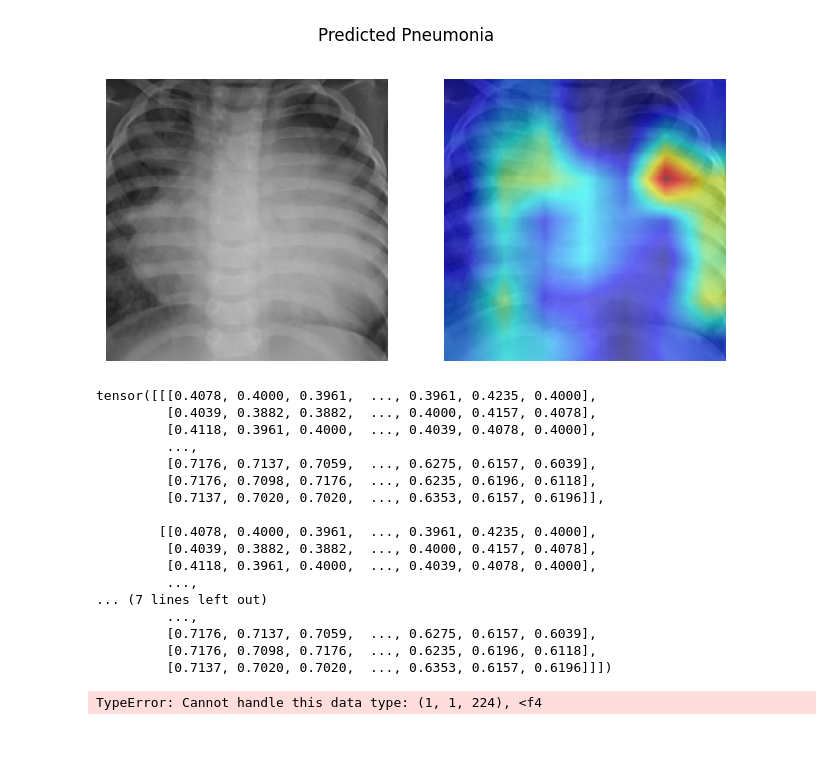
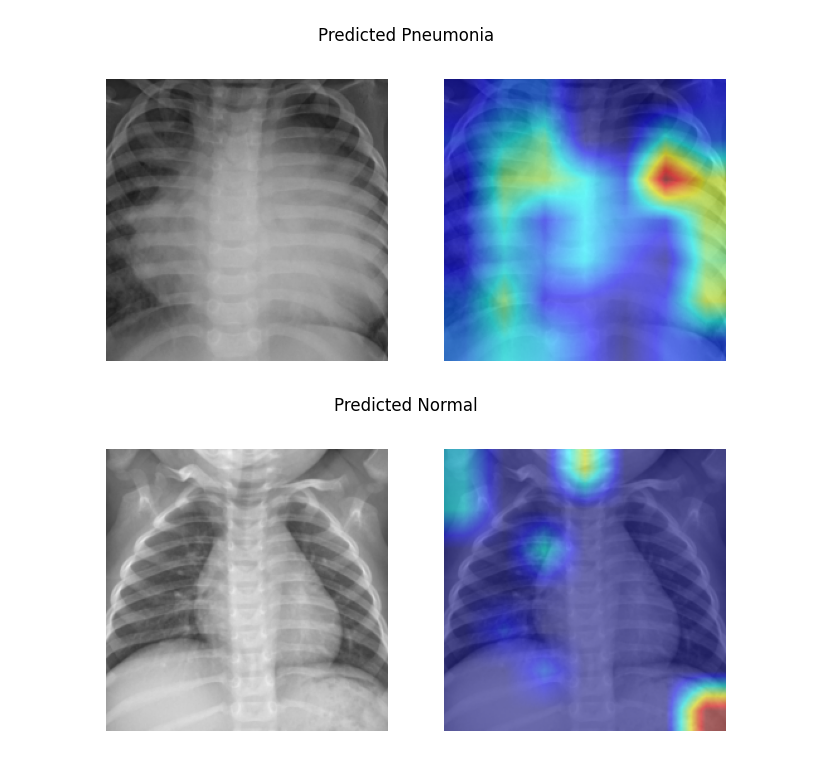
Before and after one commit to yuki172/pneumonia-detection, a Jupyter notebook: notebooks/results.ipynb, the cells around one changed output. Drawn from its saved outputs; the diff is of its cells as text; code cells hidden in the pictures.

```diff
--- a/notebooks/results.ipynb
+++ b/notebooks/results.ipynb
@@ -37,27 +37,6 @@ show_visualization("data/train/0_PNEUMONIA/person5_bacteria_16.jpeg")
 # %% [output]
 [figure]
 # %%
-show_visualization("data/train/1_NORMAL/person5_bacteria_16.jpeg")
+show_visualization("data/train/1_NORMAL/IM-0119-0001.jpeg")
 # %% [output]
-tensor([[[0.4078, 0.4000, 0.3961,  ..., 0.3961, 0.4235, 0.4000],
-         [0.4039, 0.3882, 0.3882,  ..., 0.4000, 0.4157, 0.4078],
-         [0.4118, 0.3961, 0.4000,  ..., 0.4039, 0.4078, 0.4000],
-         ...,
-         [0.7176, 0.7137, 0.7059,  ..., 0.6275, 0.6157, 0.6039],
-         [0.7176, 0.7098, 0.7176,  ..., 0.6235, 0.6196, 0.6118],
-         [0.7137, 0.7020, 0.7020,  ..., 0.6353, 0.6157, 0.6196]],
-
-        [[0.4078, 0.4000, 0.3961,  ..., 0.3961, 0.4235, 0.4000],
-         [0.4039, 0.3882, 0.3882,  ..., 0.4000, 0.4157, 0.4078],
-         [0.4118, 0.3961, 0.4000,  ..., 0.4039, 0.4078, 0.4000],
-         ...,
-... (7 lines left out)
-         ...,
-         [0.7176, 0.7137, 0.7059,  ..., 0.6275, 0.6157, 0.6039],
-         [0.7176, 0.7098, 0.7176,  ..., 0.6235, 0.6196, 0.6118],
-         [0.7137, 0.7020, 0.7020,  ..., 0.6353, 0.6157, 0.6196]]])
+[figure, added]
-# %%
-from PIL import Image
-image = Image.fromarray((original_image.numpy()) * 255).astype(np.uint8)
-# %% [output]
-TypeError: Cannot handle this data type: (1, 1, 224), <f4
```
Also changed, not shown: parts of 3 cells of this notebook.
